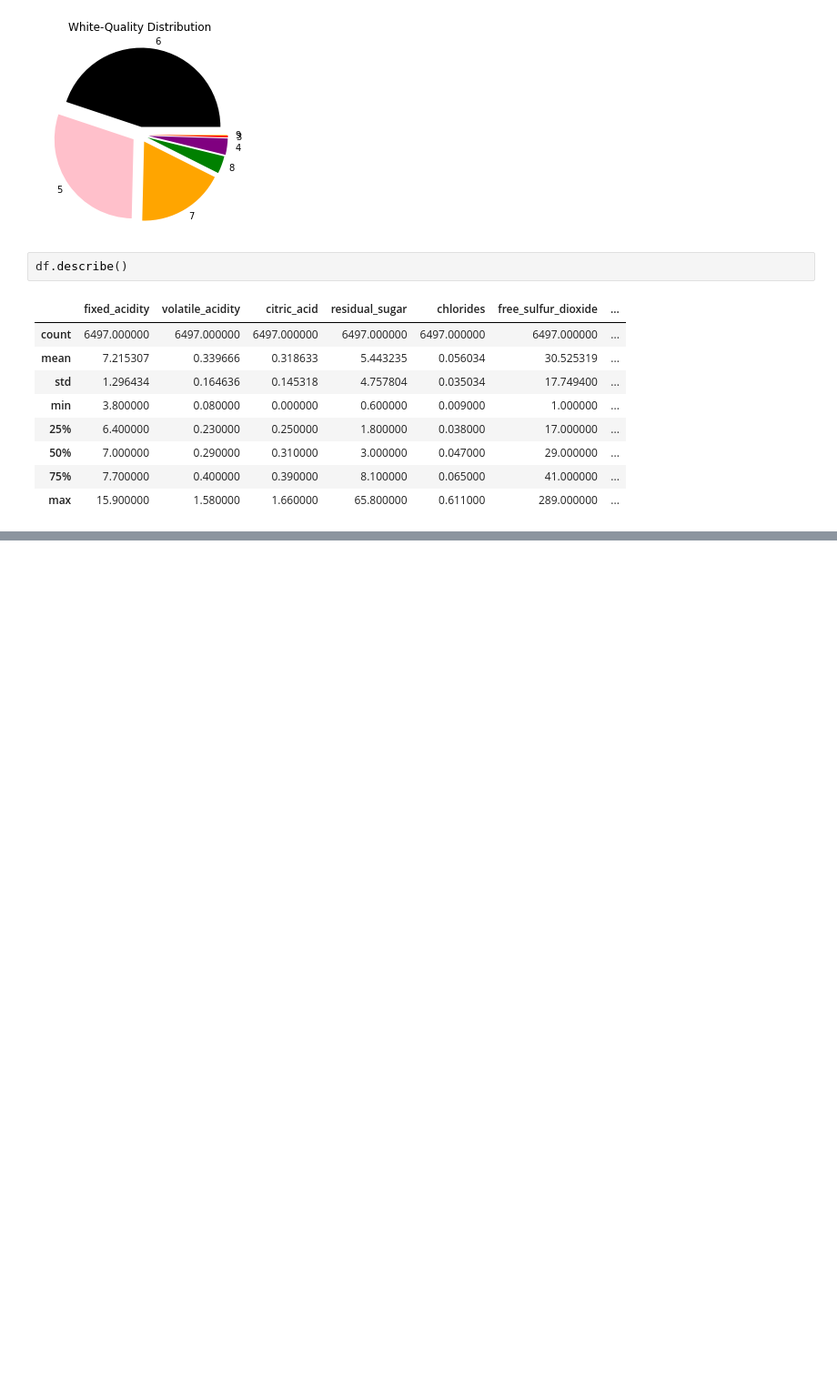
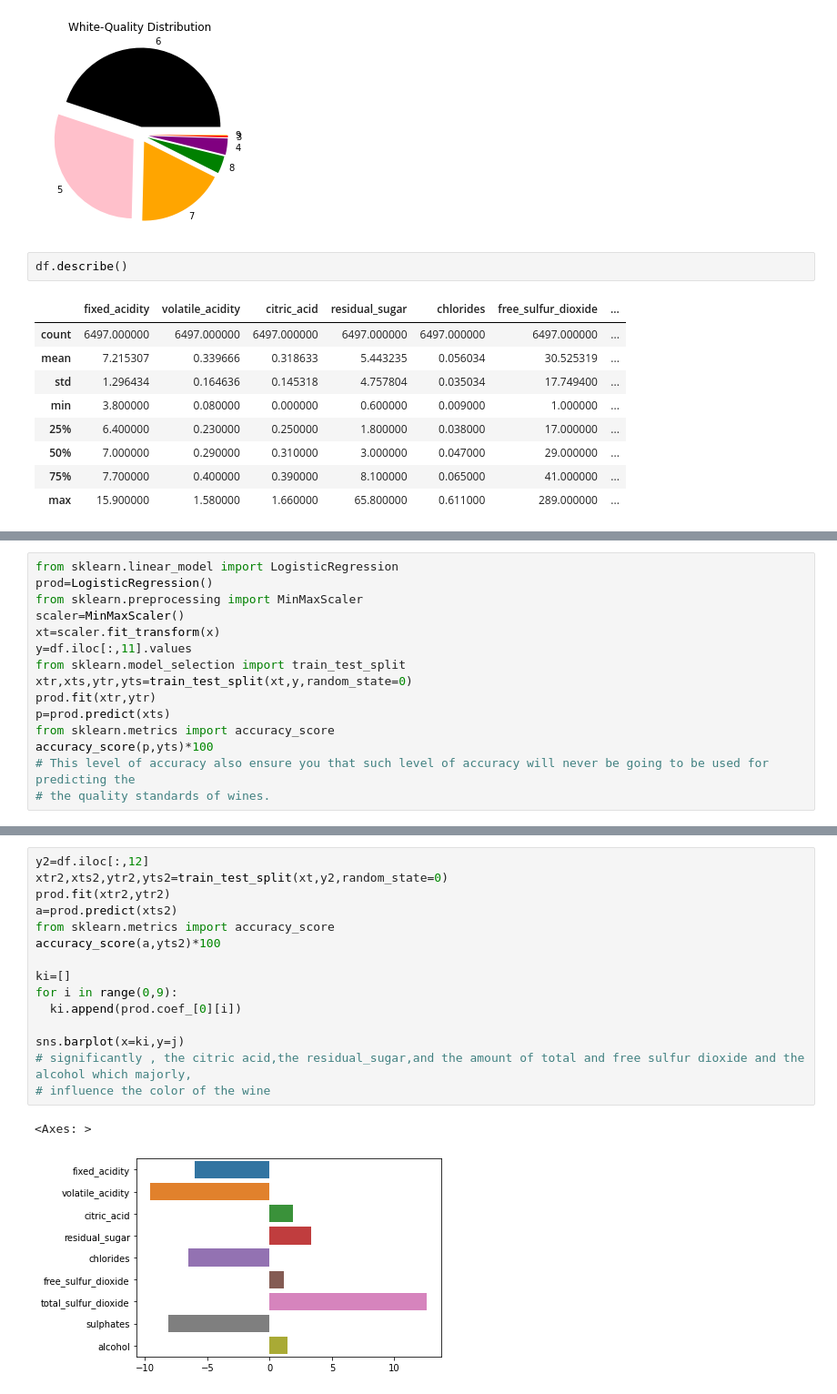
Before and after one commit to AlasWorld/EDA, a Jupyter notebook: Untitled40.ipynb, the cells around one changed output, grey strips where cells are left out. Shown: that part at 91% size. Saved outputs shown, nothing was run; the diff lists cells and outputs as text; blank space fills up the shorter version.

```diff
--- a/Untitled40.ipynb
+++ b/Untitled40.ipynb
@@ -237,0 +329,15 @@ df.describe()
+# %%
+from sklearn.linear_model import LogisticRegression
+prod=LogisticRegression()
+from sklearn.preprocessing import MinMaxScaler
+scaler=MinMaxScaler()
+xt=scaler.fit_transform(x)
+y=df.iloc[:,11].values
+from sklearn.model_selection import train_test_split
+xtr,xts,ytr,yts=train_test_split(xt,y,random_state=0)
+prod.fit(xtr,ytr)
+p=prod.predict(xts)
+from sklearn.metrics import accuracy_score
+accuracy_score(p,yts)*100
+# This level of accuracy also ensure you that such level of accuracy will never be going to be used for predicting the
+# the quality standards of wines.
@@ -237,0 +353,18 @@ df.describe()
+# %%
+y2=df.iloc[:,12]
+xtr2,xts2,ytr2,yts2=train_test_split(xt,y2,random_state=0)
+prod.fit(xtr2,ytr2)
+a=prod.predict(xts2)
+from sklearn.metrics import accuracy_score
+accuracy_score(a,yts2)*100
+
+ki=[]
+for i in range(0,9):
+  ki.append(prod.coef_[0][i])
+
+sns.barplot(x=ki,y=j)
+# significantly , the citric acid,the residual_sugar,and the amount of total and free sulfur dioxide and the alcohol which majorly,
+# influence the color of the wine
+# %% [output]
+<Axes: >
+[figure, added]
```
Also changed, not shown: parts of 15 cells of this notebook.
